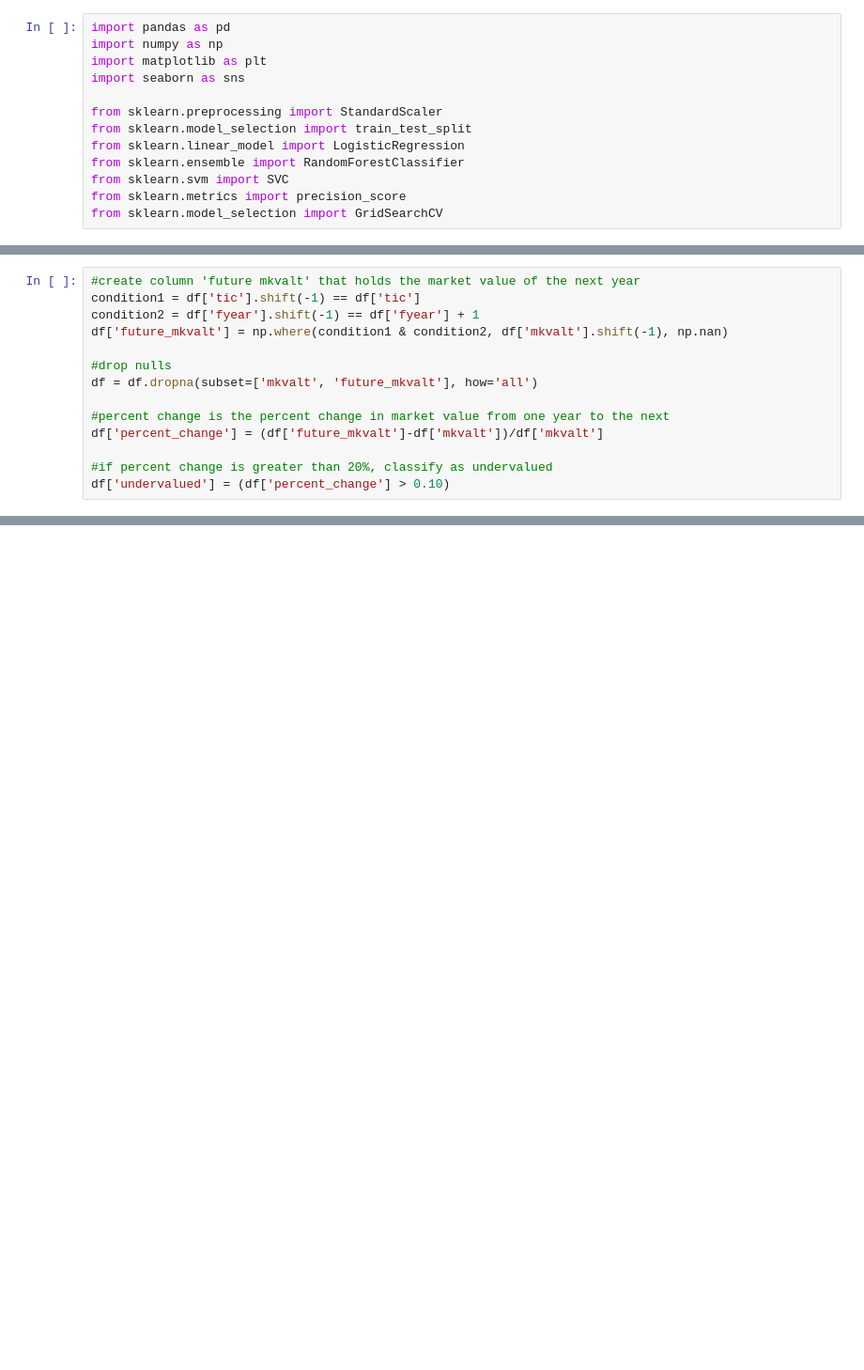
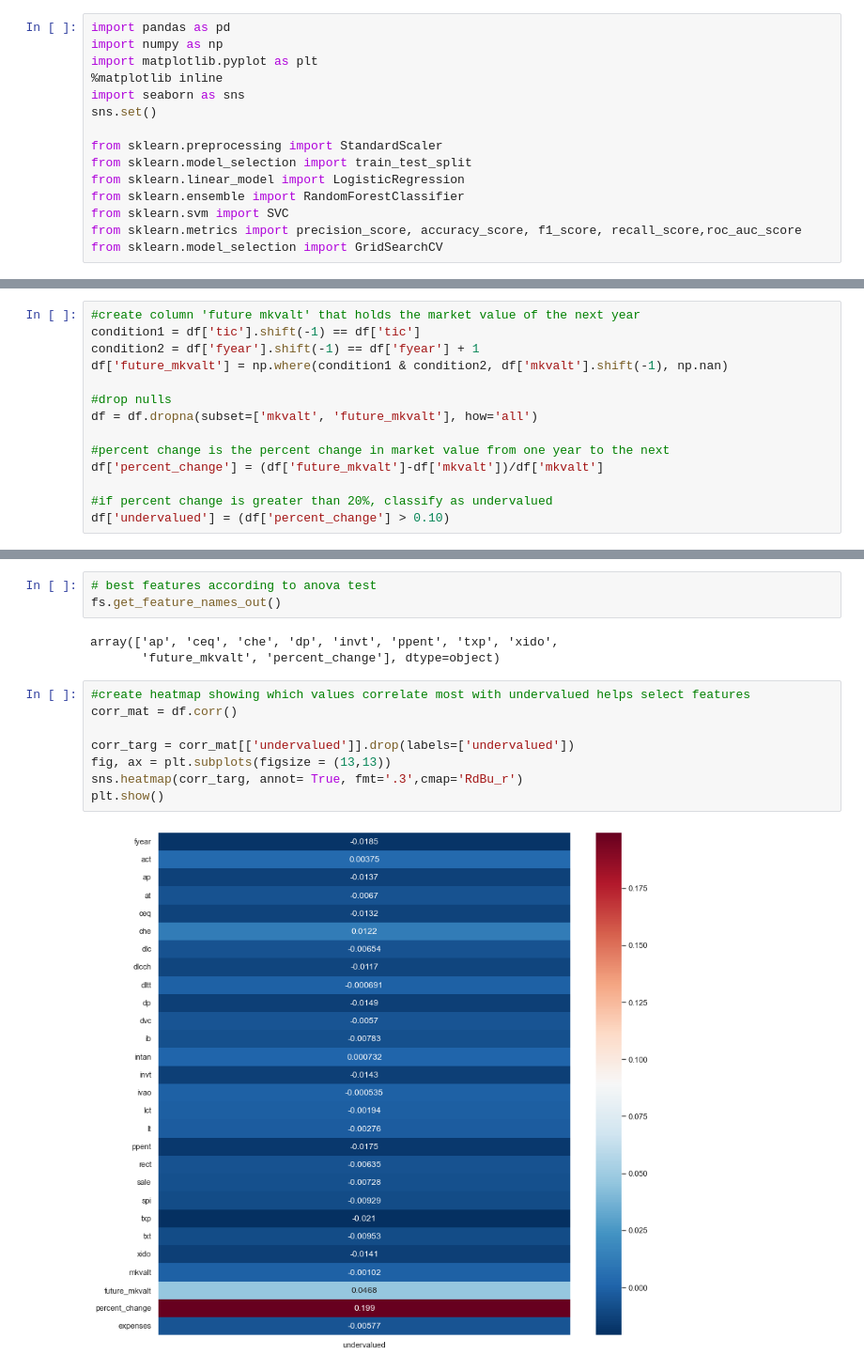
Before and after one commit to yaakoveitan/StonksLLC, a Jupyter notebook: Stonk .ipynb, the cells around one changed output, grey strips where cells are left out. Shown: that part at 94% size. Drawn from its saved outputs; the diff is of its cells as text; blank space fills up the shorter version.

```diff
--- a/Stonk .ipynb
+++ b/Stonk .ipynb
@@ -1,14 +1,16 @@
 # %%
 import pandas as pd
 import numpy as np
-import matplotlib as plt
+import matplotlib.pyplot as plt
+%matplotlib inline
 import seaborn as sns
+sns.set()
 
 from sklearn.preprocessing import StandardScaler
 from sklearn.model_selection import train_test_split
 from sklearn.linear_model import LogisticRegression
 from sklearn.ensemble import RandomForestClassifier
 from sklearn.svm import SVC
-from sklearn.metrics import precision_score
+from sklearn.metrics import precision_score, accuracy_score, f1_score, recall_score,roc_auc_score
 from sklearn.model_selection import GridSearchCV
 # %%
@@ -138 +169,17 @@ Name: undervalued, dtype: int64
+# %%
+# best features according to anova test
+fs.get_feature_names_out()
+# %% [output]
+array(['ap', 'ceq', 'che', 'dp', 'invt', 'ppent', 'txp', 'xido',
+       'future_mkvalt', 'percent_change'], dtype=object)
+# %%
+#create heatmap showing which values correlate most with undervalued helps select features
+corr_mat = df.corr()
+
+corr_targ = corr_mat[['undervalued']].drop(labels=['undervalued'])
+fig, ax = plt.subplots(figsize = (13,13))
+sns.heatmap(corr_targ, annot= True, fmt='.3',cmap='RdBu_r')
+plt.show()
+# %% [output]
+[figure, added]
 # %%
```
Also changed, not shown: parts of 21 cells of this notebook.
